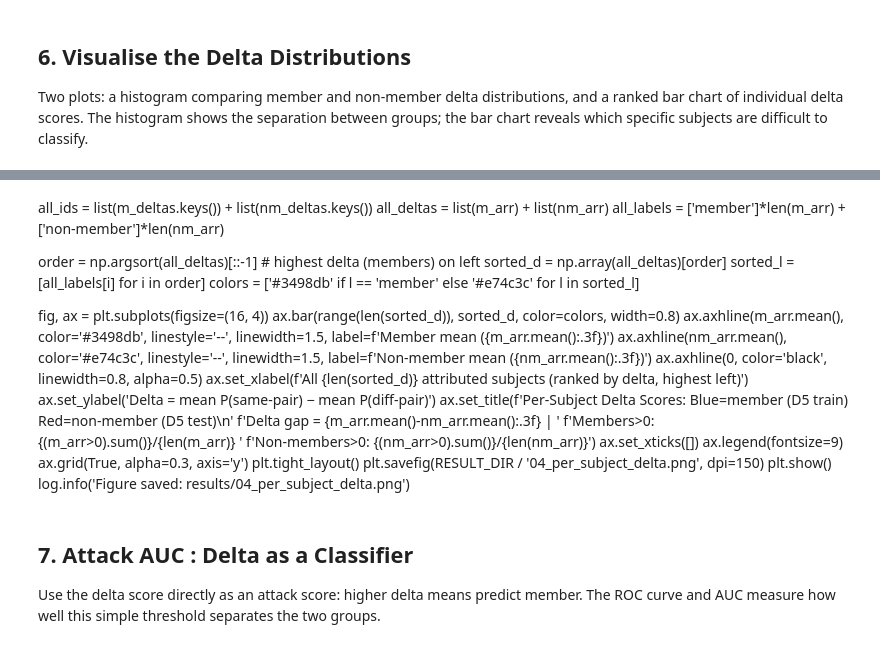
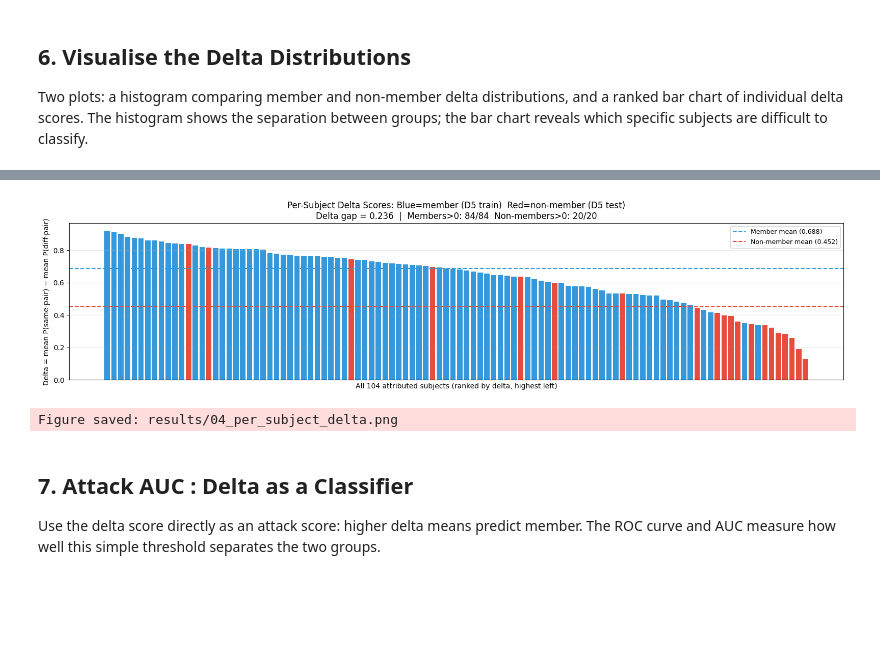
Before and after one commit to Karma39/gait-mia, a Jupyter notebook: notebooks/04_mia_signal.ipynb, the cells around one changed output, grey strips where cells are left out. Drawn from its saved outputs; the diff is of its cells as text; code cells hidden in the pictures; blank space fills up the shorter version.

```diff
--- a/notebooks/04_mia_signal.ipynb
+++ b/notebooks/04_mia_signal.ipynb
@@ -255,0 +233,12 @@ print(f'D5 test  attribution (X1 → D2): {match_te:.1%}  (~34% from D4 which is
+# %%
+_attr  = np.load(LOG_DIR / 'd5_attribution.npz')
+a1_tr  = _attr['a1_tr']
+a2_tr  = _attr['a2_tr']
+a1_te  = _attr['a1_te']
+a2_te  = _attr['a2_te']
+
+match_tr = (a1_tr != -1).mean()
+match_te = (a1_te != -1).mean()
+log.info(f'D5 train attribution (X1→D1): {match_tr:.1%}')
+log.info(f'D5 test  attribution (X1→D2): {match_te:.1%}')
+print(f'D5 train attribution: {match_tr:.1%}  D5 test attribution: {match_te:.1%}')
@@ -375,33 +390,36 @@ log.info(f'Delta gap: {m_arr.mean()-nm_arr.mean():.4f}')
-# %% [markdown]
-all_ids    = list(m_deltas.keys())   + list(nm_deltas.keys())
-all_deltas = list(m_arr)             + list(nm_arr)
-all_labels = ['member']*len(m_arr)   + ['non-member']*len(nm_arr)
-
-order = np.argsort(all_deltas)[::-1]   # highest delta (members) on left
-sorted_d = np.array(all_deltas)[order]
-sorted_l = [all_labels[i] for i in order]
-colors   = ['#3498db' if l == 'member' else '#e74c3c' for l in sorted_l]
-
-fig, ax = plt.subplots(figsize=(16, 4))
-ax.bar(range(len(sorted_d)), sorted_d, color=colors, width=0.8)
-ax.axhline(m_arr.mean(),  color='#3498db', linestyle='--', linewidth=1.5,
-           label=f'Member mean ({m_arr.mean():.3f})')
-ax.axhline(nm_arr.mean(), color='#e74c3c', linestyle='--', linewidth=1.5,
-           label=f'Non-member mean ({nm_arr.mean():.3f})')
-ax.axhline(0, color='black', linewidth=0.8, alpha=0.5)
-ax.set_xlabel(f'All {len(sorted_d)} attributed subjects (ranked by delta, highest left)')
-ax.set_ylabel('Delta = mean P(same-pair) − mean P(diff-pair)')
-ax.set_title(f'Per-Subject Delta Scores: Blue=member (D5 train)  Red=non-member (D5 test)\n'
-             f'Delta gap = {m_arr.mean()-nm_arr.mean():.3f}  |  '
-             f'Members>0: {(m_arr>0).sum()}/{len(m_arr)}  '
-             f'Non-members>0: {(nm_arr>0).sum()}/{len(nm_arr)}')
-ax.set_xticks([])
-ax.legend(fontsize=9)
-ax.grid(True, alpha=0.3, axis='y')
-plt.tight_layout()
-plt.savefig(RESULT_DIR / '04_per_subject_delta.png', dpi=150)
-plt.show()
-log.info('Figure saved: results/04_per_subject_delta.png')
+# %%
+all_ids    = list(m_deltas.keys())   + list(nm_deltas.keys())
+all_deltas = list(m_arr)             + list(nm_arr)
+all_labels = ['member']*len(m_arr)   + ['non-member']*len(nm_arr)
+
+order = np.argsort(all_deltas)[::-1]   # highest delta (members) on left
+sorted_d = np.array(all_deltas)[order]
+sorted_l = [all_labels[i] for i in order]
+colors   = ['#3498db' if l == 'member' else '#e74c3c' for l in sorted_l]
+
+fig, ax = plt.subplots(figsize=(16, 4))
+ax.bar(range(len(sorted_d)), sorted_d, color=colors, width=0.8)
+ax.axhline(m_arr.mean(),  color='#3498db', linestyle='--', linewidth=1.5,
+           label=f'Member mean ({m_arr.mean():.3f})')
+ax.axhline(nm_arr.mean(), color='#e74c3c', linestyle='--', linewidth=1.5,
+           label=f'Non-member mean ({nm_arr.mean():.3f})')
+ax.axhline(0, color='black', linewidth=0.8, alpha=0.5)
+ax.set_xlabel(f'All {len(sorted_d)} attributed subjects (ranked by delta, highest left)')
+ax.set_ylabel('Delta = mean P(same-pair) − mean P(diff-pair)')
+ax.set_title(f'Per-Subject Delta Scores: Blue=member (D5 train)  Red=non-member (D5 test)\n'
+             f'Delta gap = {m_arr.mean()-nm_arr.mean():.3f}  |  '
+             f'Members>0: {(m_arr>0).sum()}/{len(m_arr)}  '
+             f'Non-members>0: {(nm_arr>0).sum()}/{len(nm_arr)}')
+ax.set_xticks([])
+ax.legend(fontsize=9)
+ax.grid(True, alpha=0.3, axis='y')
+plt.tight_layout()
+plt.savefig(RESULT_DIR / '04_per_subject_delta.png', dpi=150)
+plt.show()
+log.info('Figure saved: results/04_per_subject_delta.png')
+# %% [output]
+[figure, added]
+Figure saved: results/04_per_subject_delta.png
 # %% [markdown]
 ## 7. Attack AUC : Delta as a Classifier
 
```
Also changed, not shown: parts of 18 cells of this notebook, 10 other files.
